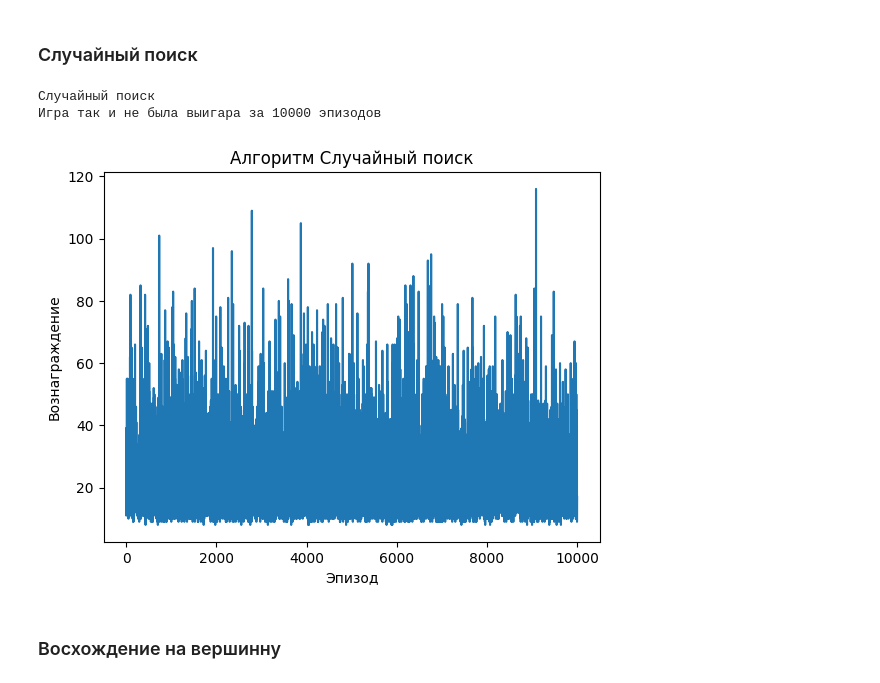
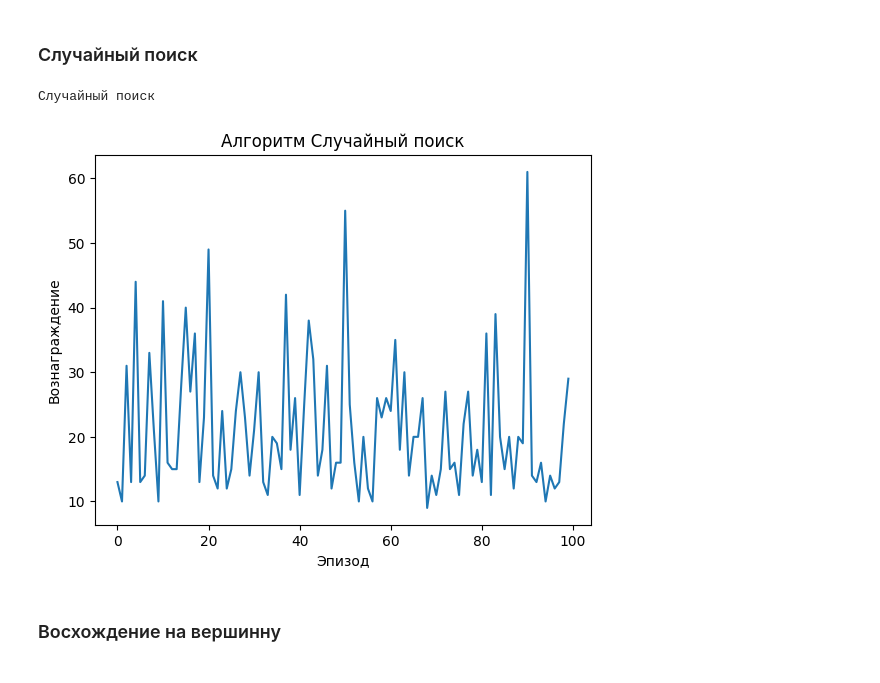
Before and after one commit to matteoxpo/DataScienceStudy, a Jupyter notebook: NSTU/AIandML/lab4/lab4.ipynb, the cells around one changed output. Drawn from its saved outputs; the diff is of its cells as text; code cells hidden in the pictures.

```diff
--- a/NSTU/AIandML/lab4/lab4.ipynb
+++ b/NSTU/AIandML/lab4/lab4.ipynb
@@ -180,3 +123,31 @@ def hill_climbing_game(env=None, n_episodes=100, noise_level=0.01, output = True
+# %%
+def random_search_game(env=None, n_episodes=100, output=True):
+    if not env:
+        env = gym.make('CartPole-v1')
+
+    total_rewards = []
+
+    for episode in range(n_episodes):
+        env.reset()
+        done = False
+        total_reward = 0
+
+
+        while not done:
+            action = env.action_space.sample()
+            _, reward, done, _, _ = env.step(action)
+            total_reward += reward
+
+        total_rewards.append(total_reward)
+
+        if total_reward >= env.spec.max_episode_steps:  # Проверка на достижение победы
+            print(f"Решено за {episode + 1} эпизодов! Тотал награда: {total_reward}")
+            break
+
+        if output:
+            print(f"Эпизод {episode + 1}, Тотал награда: {total_reward}")
+
+    return total_rewards
 # %% [markdown]
 ### Градиентный спуск стратегии (Policy Gradient)
 # %% [markdown]
@@ -235,10 +206,6 @@ def policy_gradient_game(env=None, n_episodes=100, lr=0.01, output = True):
             print(f"Решено за {episode + 1} эпизодов!")
             break
 
-    if len(total_rewards) == n_episodes:
-        print(f'Игра так и не была выигара за {n_episodes} эпизодов')
-
-
     return total_rewards
 # %% [markdown]
 ### Функция для тестирования
@@ -265,10 +232,7 @@ def run_cartpole(method = 'Случайный поиск', env = None, n_episode
     plt.ylabel('Вознаграждение')
     plt.show()
 
-    total_rounds = len(rewards)
-    winned = total_rounds == n_episodes
-
-    return rewards, total_rounds, winned
+    return rewards
 # %% [markdown]
 ### Тестирование методов
 # %% [markdown]
@@ -352,11 +316,9 @@ gradient_awards = run_cartpole(method='Градиентный спуск', n_epi
 # %% [markdown]
 ### Случайный поиск
 # %%
-N_random = 10000
-random_rewards, random_rounds, random_winned = run_cartpole(method='Случайный поиск', n_episodes = N_random, output=False)
+run_cartpole(method='Случайный поиск', n_episodes= 100, output=False)
 # %% [output]
 Случайный поиск
-Игра так и не была выигара за 10000 эпизодов
-[figure, old version]
+[figure, new version]
 # %% [markdown]
 ### Восхождение на вершинну
```
Also changed, not shown: parts of 10 cells of this notebook, 23 other files.
